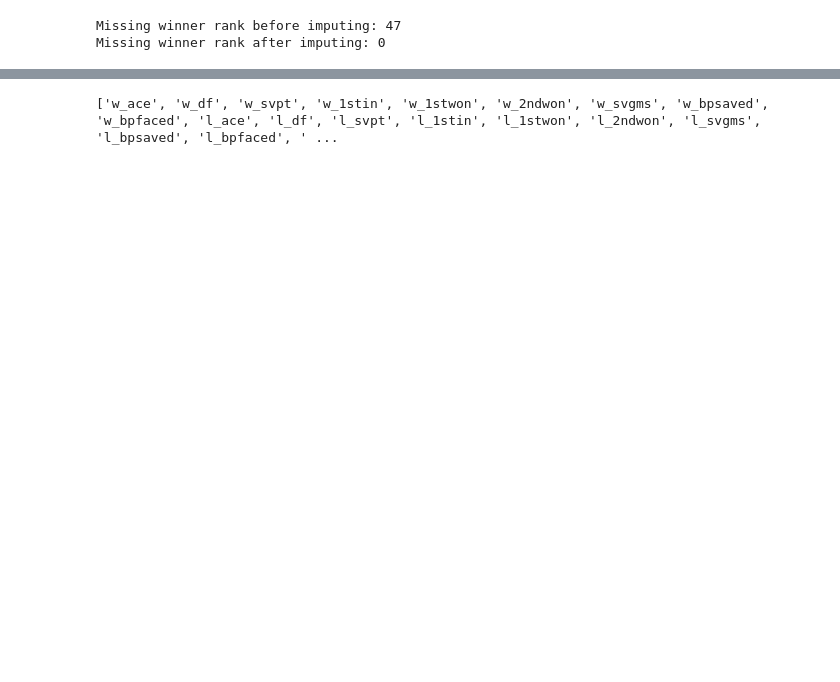
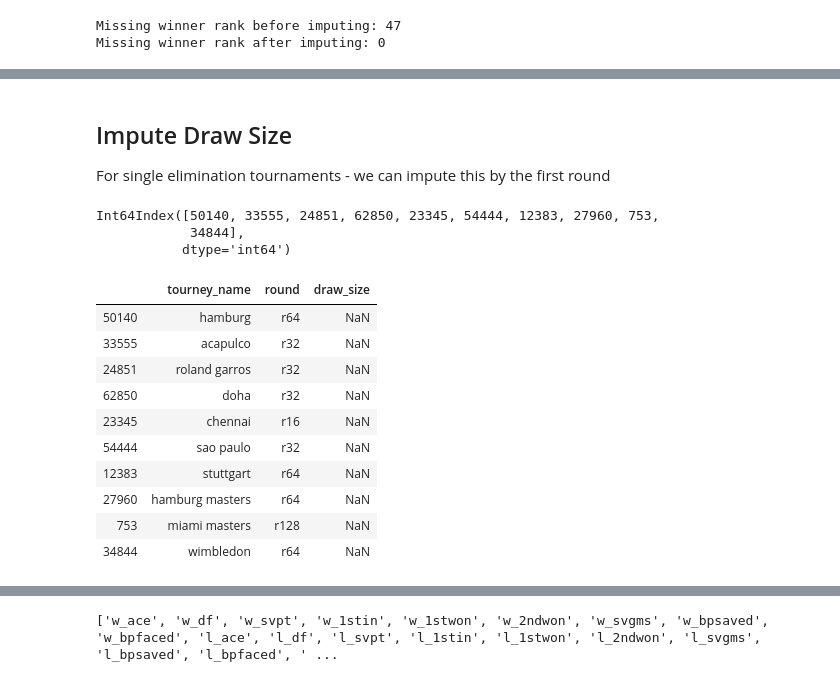
Before and after one commit to sv650s/atp-tennis-predictions, a Jupyter notebook: notebooks/2-atp_preprocessing.ipynb, the cells around one changed output, grey strips where cells are left out. Cells and saved outputs as stored; diff of their text form; code cells hidden in the pictures; blank space fills up the shorter version.

```diff
--- a/notebooks/2-atp_preprocessing.ipynb
+++ b/notebooks/2-atp_preprocessing.ipynb
@@ -336,0 +398,25 @@ Missing winner rank after imputing: 0
+# %% [markdown]
+## Impute Draw Size
+
+For single elimination tournaments - we can impute this by the first round
+# %%
+# let's look at some some random samples before we impute
+rounds = ['r128', 'r64', 'r32', 'r16']
+missing_draw_indexes = matches[matches["round"].isin(rounds)].sample(10, random_state = 1).index
+print(missing_draw_indexes)
+matches.loc[missing_draw_indexes][["tourney_name", "round", "draw_size"]]
+# %% [output]
+Int64Index([50140, 33555, 24851, 62850, 23345, 54444, 12383, 27960, 753,
+            34844],
+           dtype='int64')
+|  | tourney_name | round | draw_size |
+| 50140 | hamburg | r64 | NaN |
+| 33555 | acapulco | r32 | NaN |
+| 24851 | roland garros | r32 | NaN |
+| 62850 | doha | r32 | NaN |
+| 23345 | chennai | r16 | NaN |
+| 54444 | sao paulo | r32 | NaN |
+| 12383 | stuttgart | r64 | NaN |
+| 27960 | hamburg masters | r64 | NaN |
+| 753 | miami masters | r128 | NaN |
+| 34844 | wimbledon | r64 | NaN |
```
Also changed, not shown: parts of 25 cells of this notebook.
